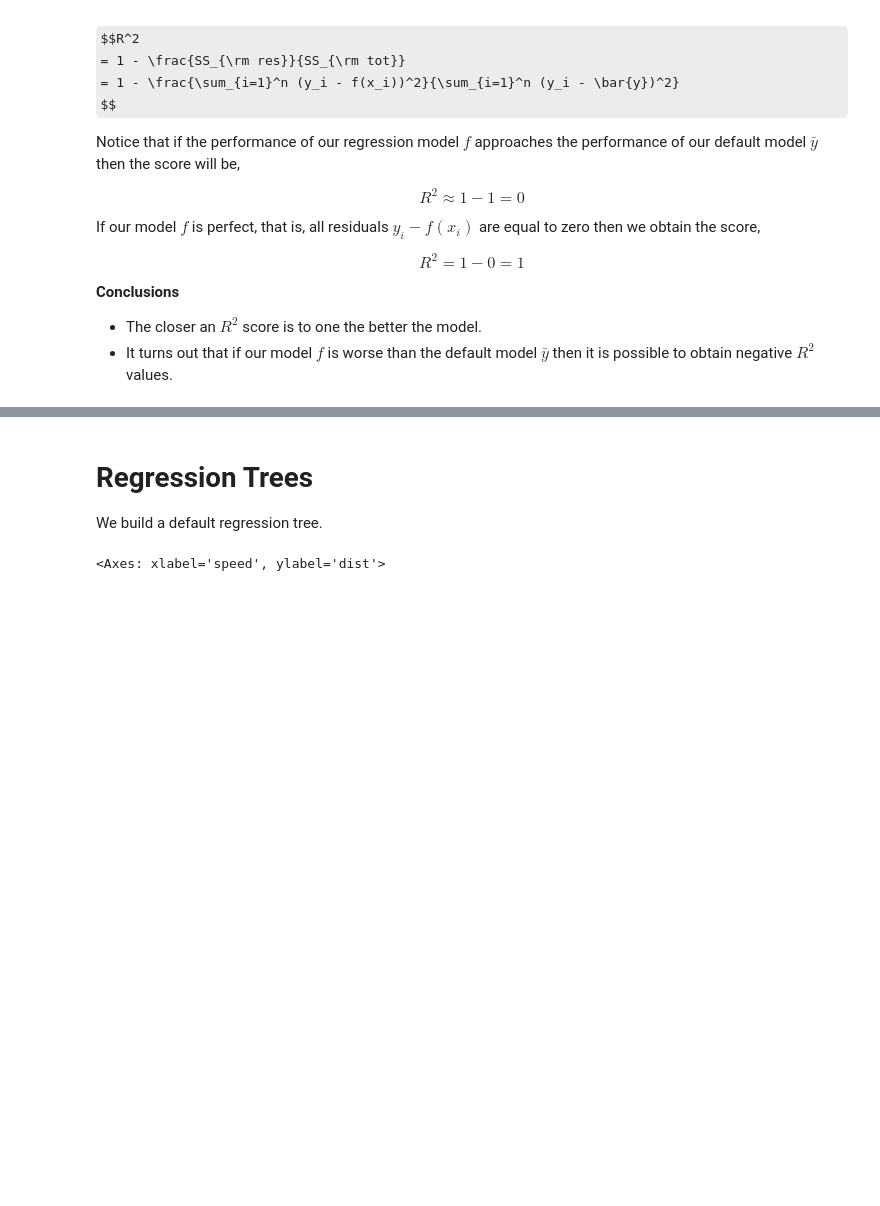
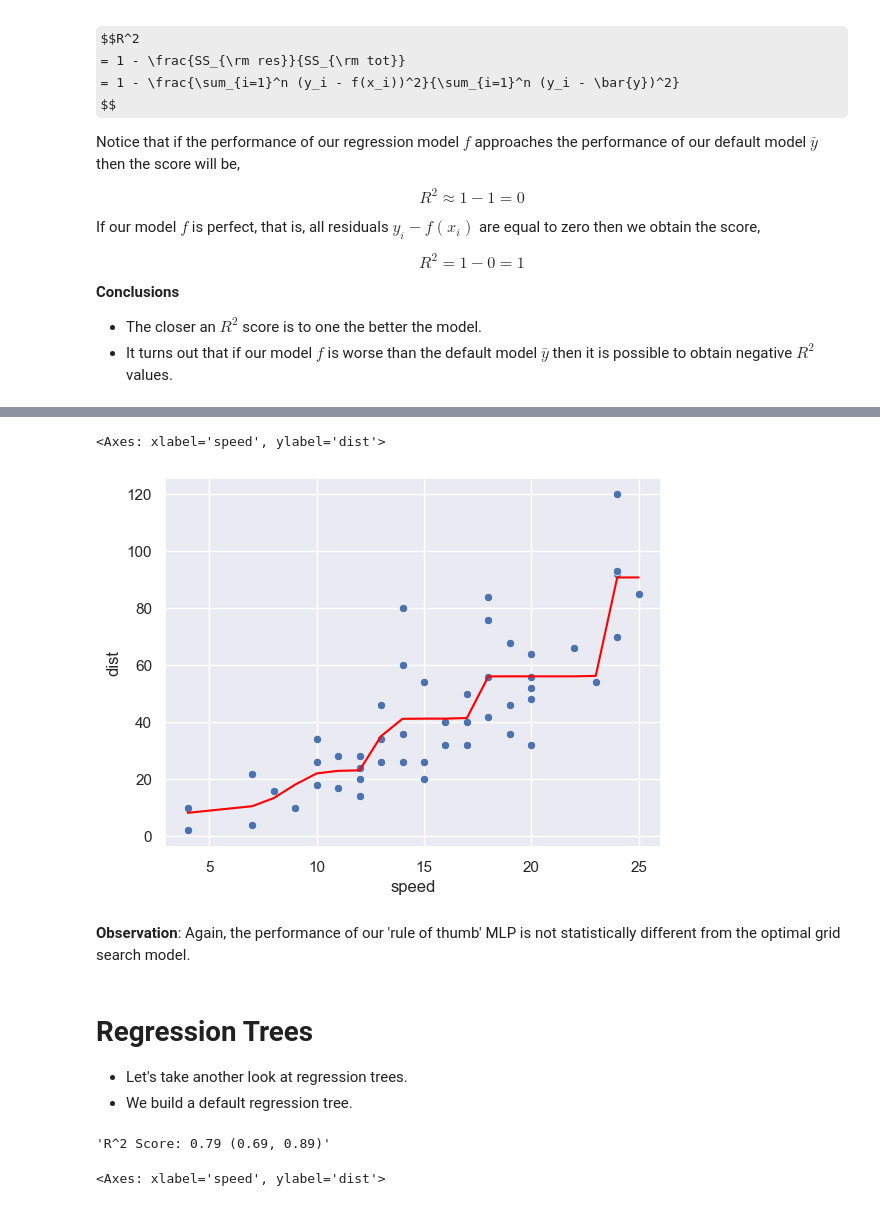
Before and after one commit to lutzhamel/CSC310, a Jupyter notebook: notes/16-regression.ipynb, the cells around one changed output, grey strips where cells are left out. Drawn from its saved outputs; the diff is of its cells as text; code cells hidden in the pictures; some formulas as TeX source; blank space fills up the shorter version.

```diff
--- a/notes/16-regression.ipynb
+++ b/notes/16-regression.ipynb
@@ -201,11 +245,25 @@ R^2 score: 0.70 (0.57, 0.84)
+# %%
+# plot the model
+sns.scatterplot(x=X['speed'], y=y)
+sns.lineplot(x=X['speed'], y=best_model.predict(X), color='red') #model
+# %% [output]
+<Axes: xlabel='speed', ylabel='dist'>
+[figure, added]
+# %% [markdown]
+**Observation**: Again, the performance of our 'rule of thumb' MLP is not statistically different from the optimal grid search model.
 # %% [markdown]
 # Regression Trees
 
-We build a default regression tree.
+* Let's take another look at regression trees.
+* We build a default regression tree.
 # %%
 
 # regression trees
 model = tree.DecisionTreeRegressor().fit(X,y)
+# %%
+dsutils.rs_score(model, X, y, as_string=True)  # R^2 score
+# %% [output]
+'R^2 Score: 0.79 (0.69, 0.89)'
 # %%
 # plot the model
 sns.scatterplot(x=X['speed'], y=y)
```
Also changed, not shown: parts of 25 cells of this notebook, 1 other file.
